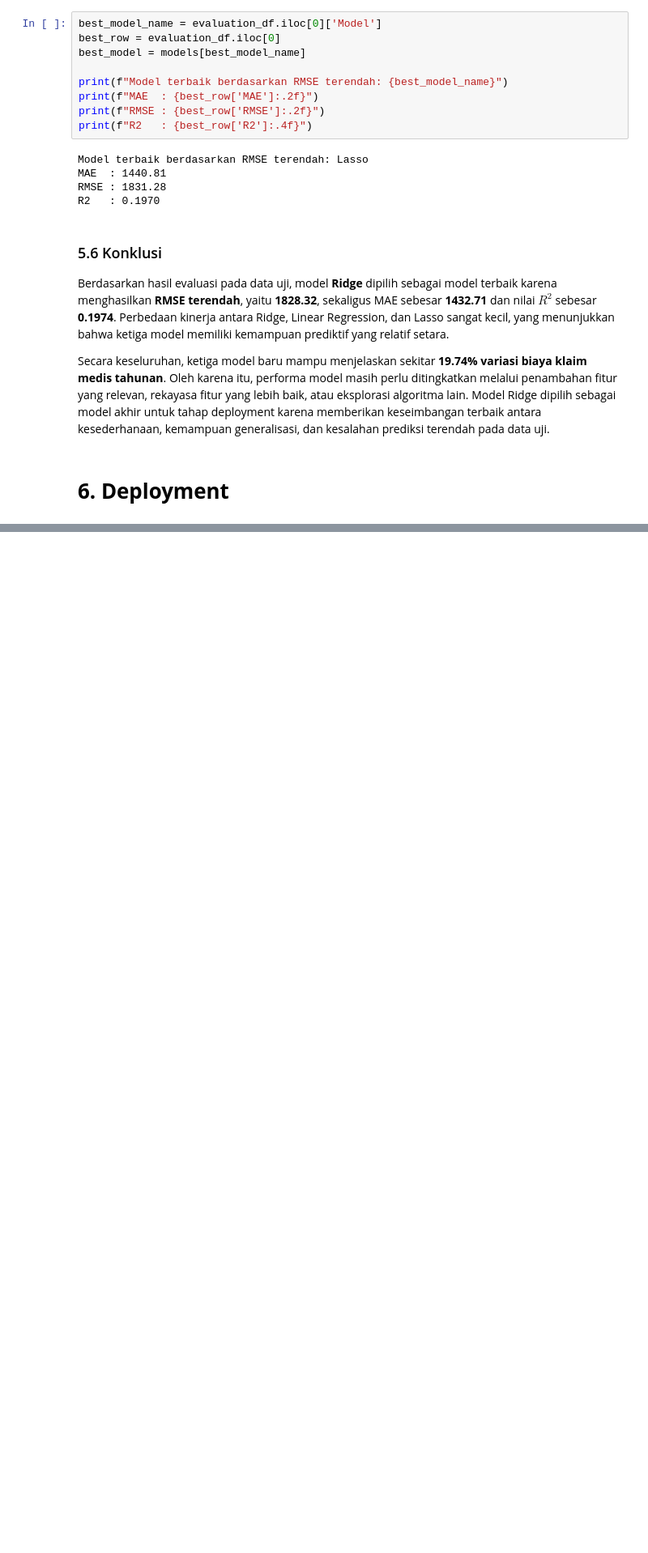
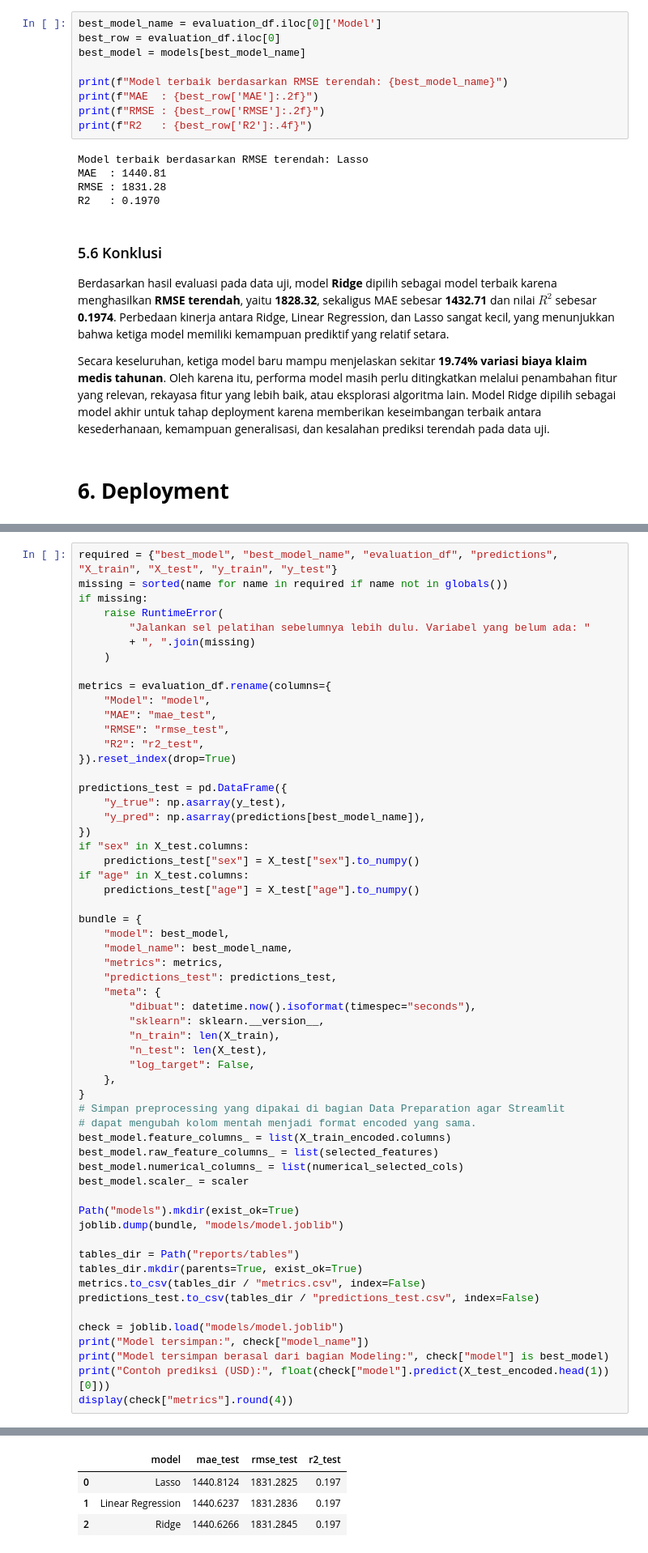
Before and after one commit to ikhsanwahyue/16_DataScienceIF-B_Ir.Ikhsan, a Jupyter notebook: main.ipynb, the cells around one changed output, grey strips where cells are left out. Shown at 81% size. Saved outputs shown, nothing was run; the diff lists cells and outputs as text; blank space fills up the shorter version.

Commit message:
fix: menyesuaikan konteks README dengan tema, fix deployment supaya mengambil dari model terbaik yang telah dilatih

```diff
--- a/main.ipynb
+++ b/main.ipynb
@@ -1141,0 +1056,59 @@ Contoh prediksi (USD): 2691.3908767069324
+# %%
+required = {"best_model", "best_model_name", "evaluation_df", "predictions", "X_train", "X_test", "y_train", "y_test"}
+missing = sorted(name for name in required if name not in globals())
+if missing:
+    raise RuntimeError(
+        "Jalankan sel pelatihan sebelumnya lebih dulu. Variabel yang belum ada: "
+        + ", ".join(missing)
+    )
+
+metrics = evaluation_df.rename(columns={
+    "Model": "model",
+    "MAE": "mae_test",
+    "RMSE": "rmse_test",
+    "R2": "r2_test",
+}).reset_index(drop=True)
+
+predictions_test = pd.DataFrame({
+    "y_true": np.asarray(y_test),
+    "y_pred": np.asarray(predictions[best_model_name]),
+})
+if "sex" in X_test.columns:
+    predictions_test["sex"] = X_test["sex"].to_numpy()
+if "age" in X_test.columns:
+    predictions_test["age"] = X_test["age"].to_numpy()
+
+bundle = {
+    "model": best_model,
+    "model_name": best_model_name,
+    "metrics": metrics,
+    "predictions_test": predictions_test,
+    "meta": {
+        "dibuat": datetime.now().isoformat(timespec="seconds"),
+        "sklearn": sklearn.__version__,
+        "n_train": len(X_train),
+        "n_test": len(X_test),
+        "log_target": False,
+    },
+}
+# Simpan preprocessing yang dipakai di bagian Data Preparation agar Streamlit
+# dapat mengubah kolom mentah menjadi format encoded yang sama.
+best_model.feature_columns_ = list(X_train_encoded.columns)
+best_model.raw_feature_columns_ = list(selected_features)
+best_model.numerical_columns_ = list(numerical_selected_cols)
+best_model.scaler_ = scaler
+
+Path("models").mkdir(exist_ok=True)
+joblib.dump(bundle, "models/model.joblib")
+
+tables_dir = Path("reports/tables")
+tables_dir.mkdir(parents=True, exist_ok=True)
+metrics.to_csv(tables_dir / "metrics.csv", index=False)
+predictions_test.to_csv(tables_dir / "predictions_test.csv", index=False)
+
+check = joblib.load("models/model.joblib")
+print("Model tersimpan:", check["model_name"])
+print("Model tersimpan berasal dari bagian Modeling:", check["model"] is best_model)
+print("Contoh prediksi (USD):", float(check["model"].predict(X_test_encoded.head(1))[0]))
+display(check["metrics"].round(4))
+# %% [output]
@@ -1141,0 +1118,4 @@ Contoh prediksi (USD): 2691.3908767069324
+|  | model | mae_test | rmse_test | r2_test |
+| 0 | Lasso | 1440.8124 | 1831.2825 | 0.197 |
+| 1 | Linear Regression | 1440.6237 | 1831.2836 | 0.197 |
+| 2 | Ridge | 1440.6266 | 1831.2845 | 0.197 |
```
Also changed, not shown: parts of 6 cells of this notebook, 7 other files.
